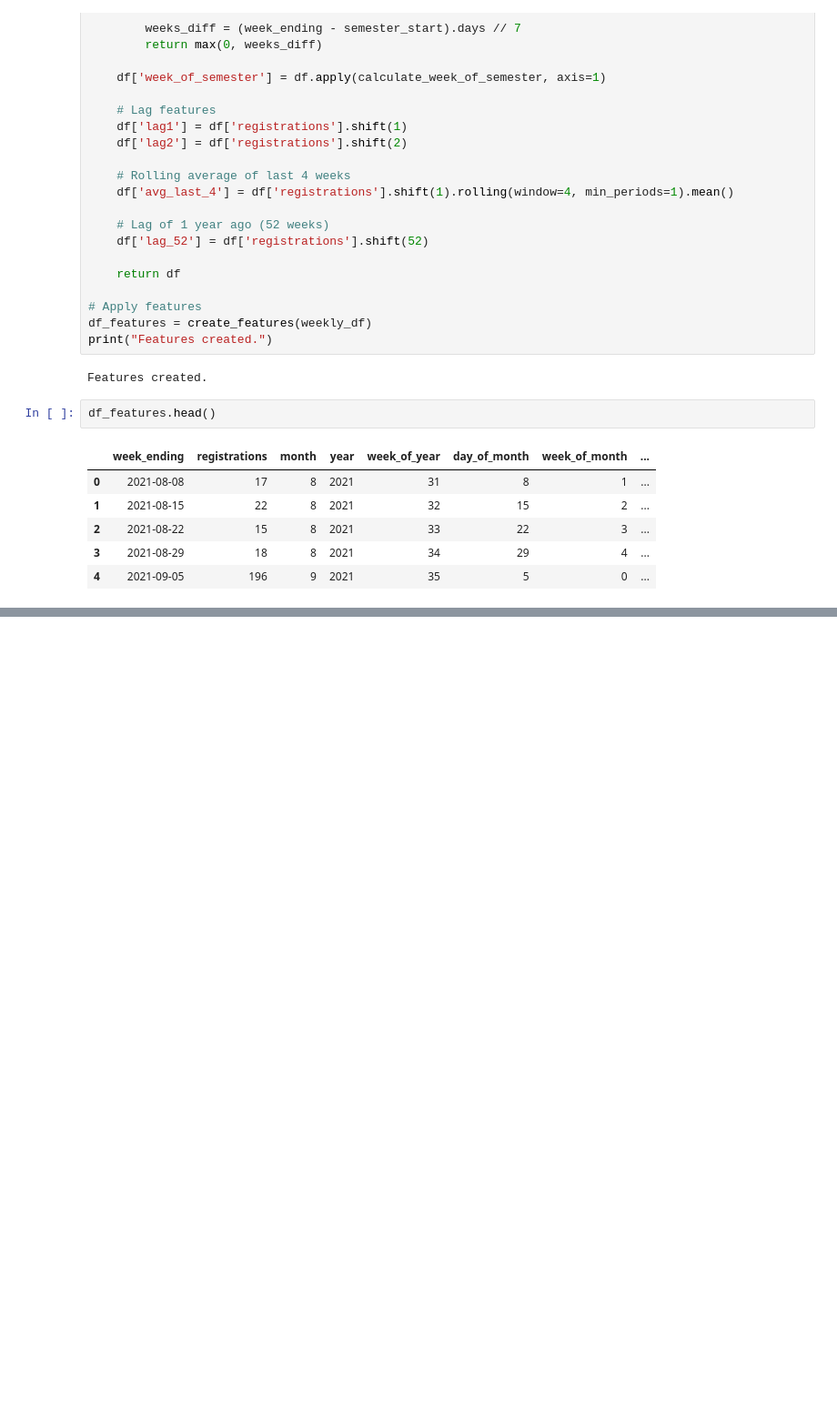
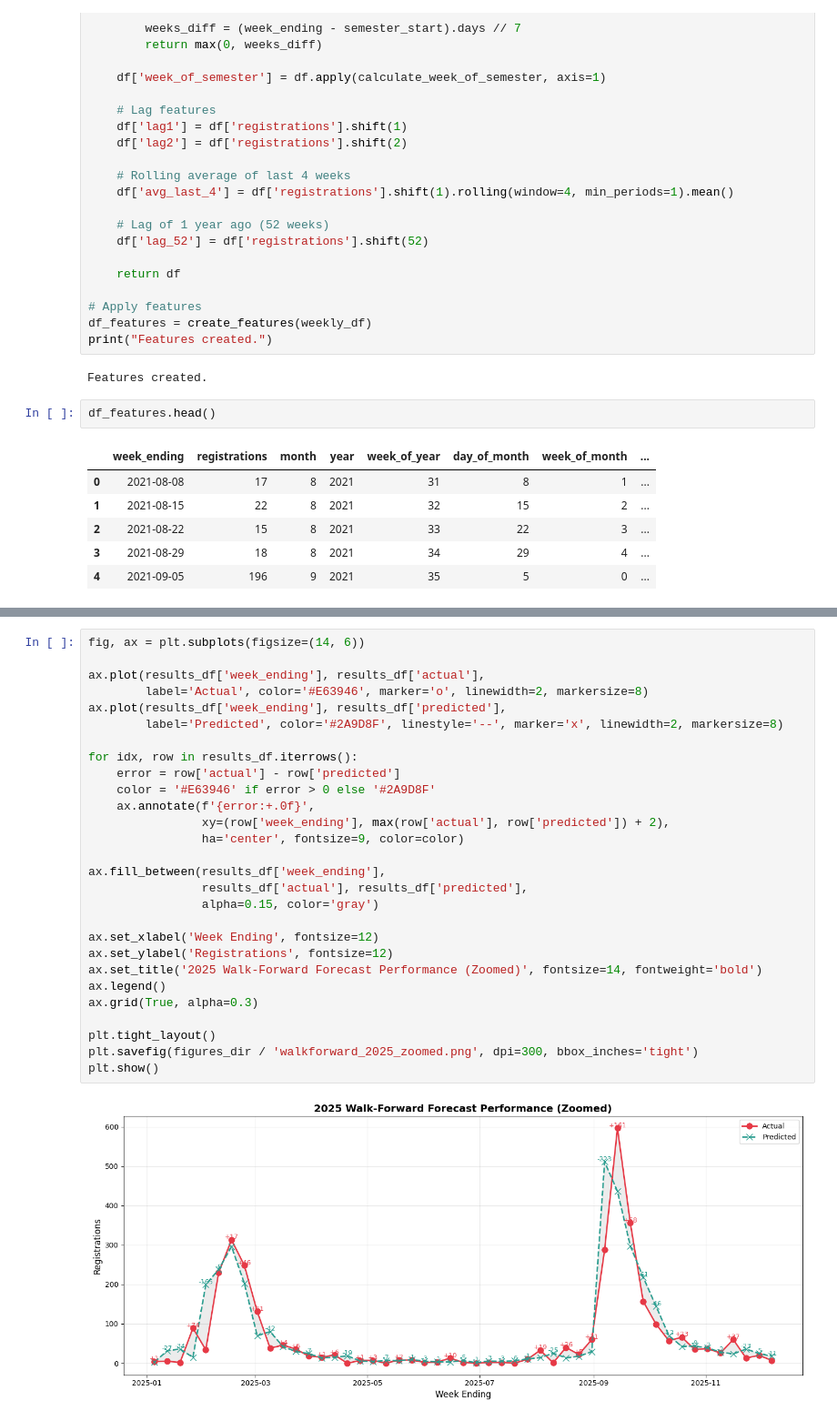
Before and after one commit to franciscopana/M.IA_Time-Series-Forecasting, a Jupyter notebook: report.ipynb, the cells around one changed output, grey strips where cells are left out. Shown at 91% size. Cells and saved outputs as stored; diff of their text form; blank space fills up the shorter version.

```diff
--- a/report.ipynb
+++ b/report.ipynb
@@ -374,0 +387,30 @@ plt.show()
+# %%
+fig, ax = plt.subplots(figsize=(14, 6))
+
+ax.plot(results_df['week_ending'], results_df['actual'],
+        label='Actual', color='#E63946', marker='o', linewidth=2, markersize=8)
+ax.plot(results_df['week_ending'], results_df['predicted'],
+        label='Predicted', color='#2A9D8F', linestyle='--', marker='x', linewidth=2, markersize=8)
+
+for idx, row in results_df.iterrows():
+    error = row['actual'] - row['predicted']
+    color = '#E63946' if error > 0 else '#2A9D8F'
+    ax.annotate(f'{error:+.0f}',
+                xy=(row['week_ending'], max(row['actual'], row['predicted']) + 2),
+                ha='center', fontsize=9, color=color)
+
+ax.fill_between(results_df['week_ending'],
+                results_df['actual'], results_df['predicted'],
+                alpha=0.15, color='gray')
+
+ax.set_xlabel('Week Ending', fontsize=12)
+ax.set_ylabel('Registrations', fontsize=12)
+ax.set_title('2025 Walk-Forward Forecast Performance (Zoomed)', fontsize=14, fontweight='bold')
+ax.legend()
+ax.grid(True, alpha=0.3)
+
+plt.tight_layout()
+plt.savefig(figures_dir / 'walkforward_2025_zoomed.png', dpi=300, bbox_inches='tight')
+plt.show()
+# %% [output]
+[figure, added]
```
Also changed, not shown: parts of 16 cells of this notebook, 14 other files.
